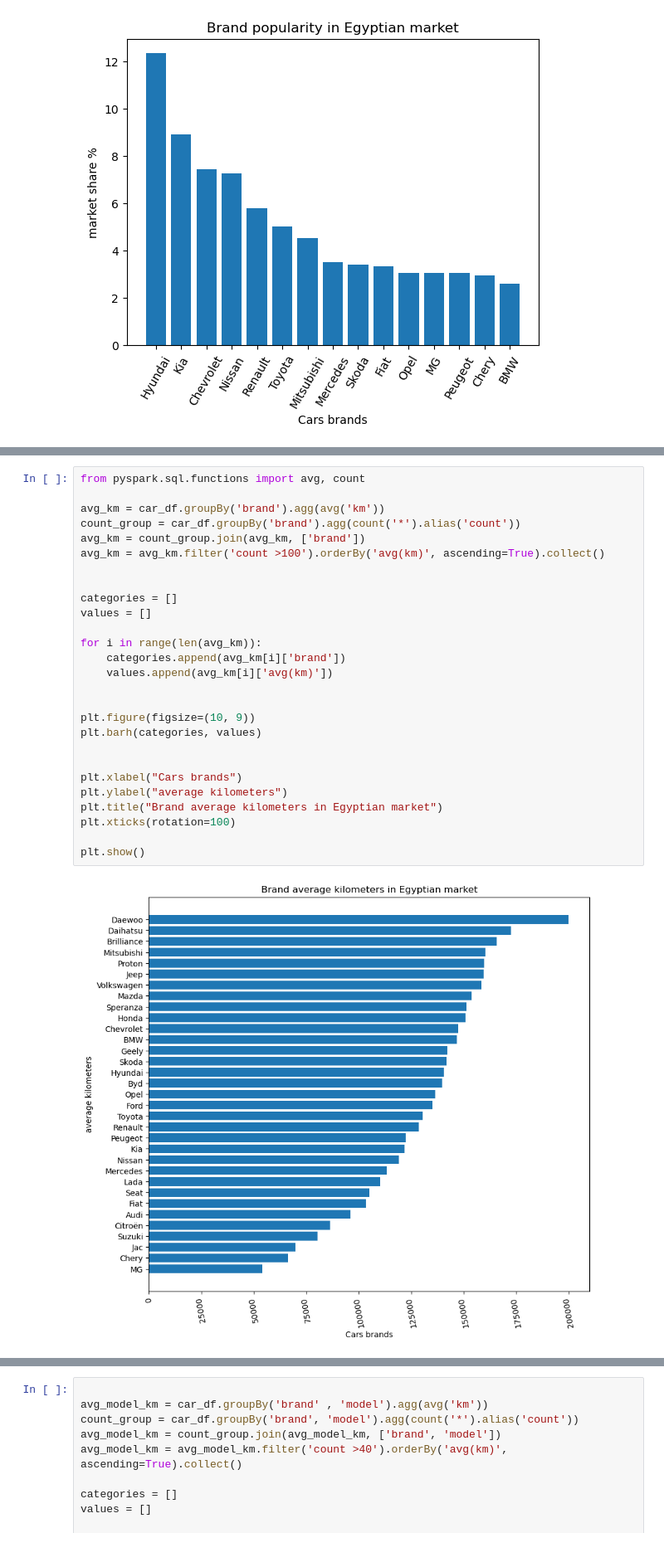
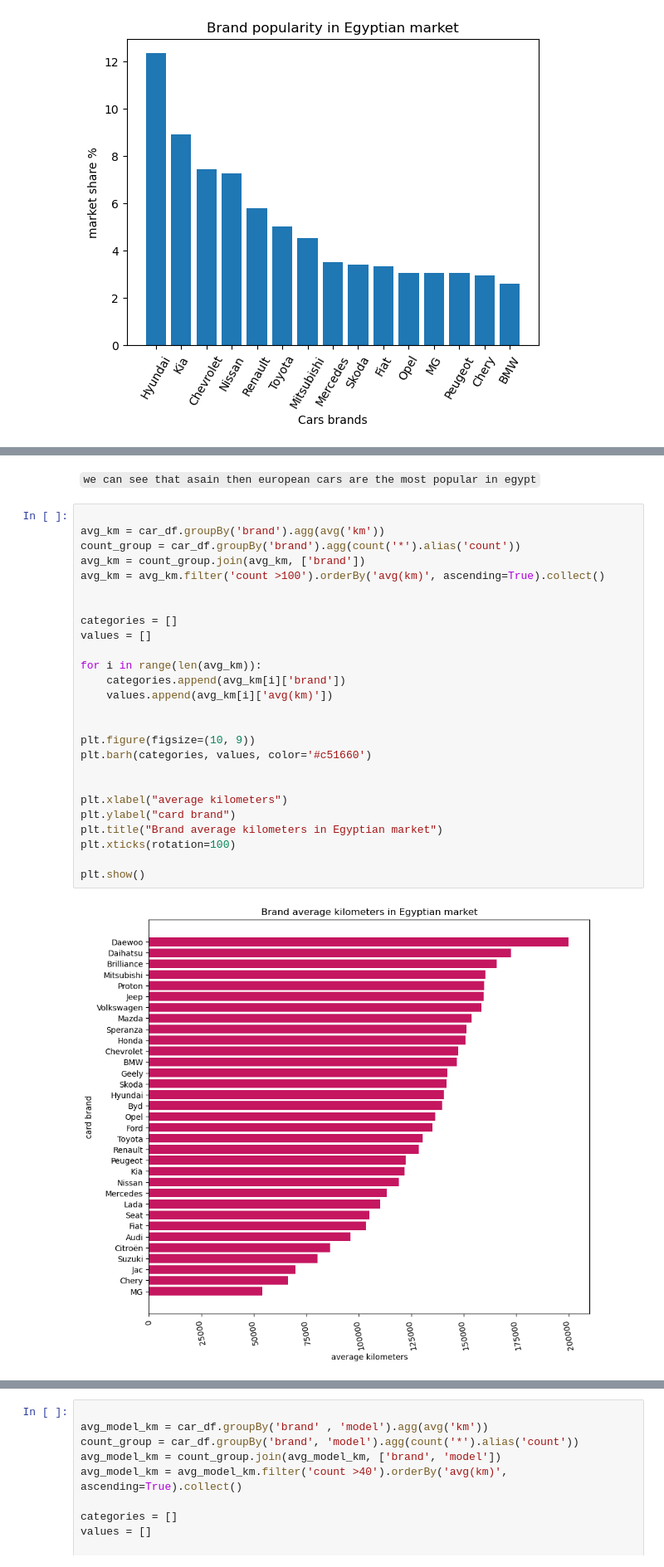
Before and after one commit to aya9aladdin/used-cars-price-prediction, a Jupyter notebook: notebooks/analysis&modeling.ipynb, the cells around one changed output, grey strips where cells are left out. Shown at 83% size. Drawn from its saved outputs; the diff is of its cells as text.

```diff
--- a/notebooks/preprocess.ipynb
+++ b/notebooks/analysis&modeling.ipynb
@@ -202,29 +198,30 @@ plt.show()
+# %% [markdown]
+`we can see that asain then european cars are the most popular in egypt`
 # %%
-from pyspark.sql.functions import avg, count
 
 avg_km = car_df.groupBy('brand').agg(avg('km'))
 count_group = car_df.groupBy('brand').agg(count('*').alias('count'))
 avg_km = count_group.join(avg_km, ['brand'])
 avg_km = avg_km.filter('count >100').orderBy('avg(km)', ascending=True).collect()
 
 
 categories = []
 values = []
 
 for i in range(len(avg_km)):
     categories.append(avg_km[i]['brand'])
     values.append(avg_km[i]['avg(km)'])
 
 
 plt.figure(figsize=(10, 9))
-plt.barh(categories, values)
+plt.barh(categories, values, color='#c51660')
 
 
-plt.xlabel("Cars brands")
-plt.ylabel("average kilometers")
+plt.xlabel("average kilometers")
+plt.ylabel("card brand")
 plt.title("Brand average kilometers in Egyptian market")
 plt.xticks(rotation=100)
 
 plt.show()
 # %% [output]
-[figure, old version]
+[figure, new version]
```
Also changed, not shown: parts of 40 cells of this notebook, 10 other files.
